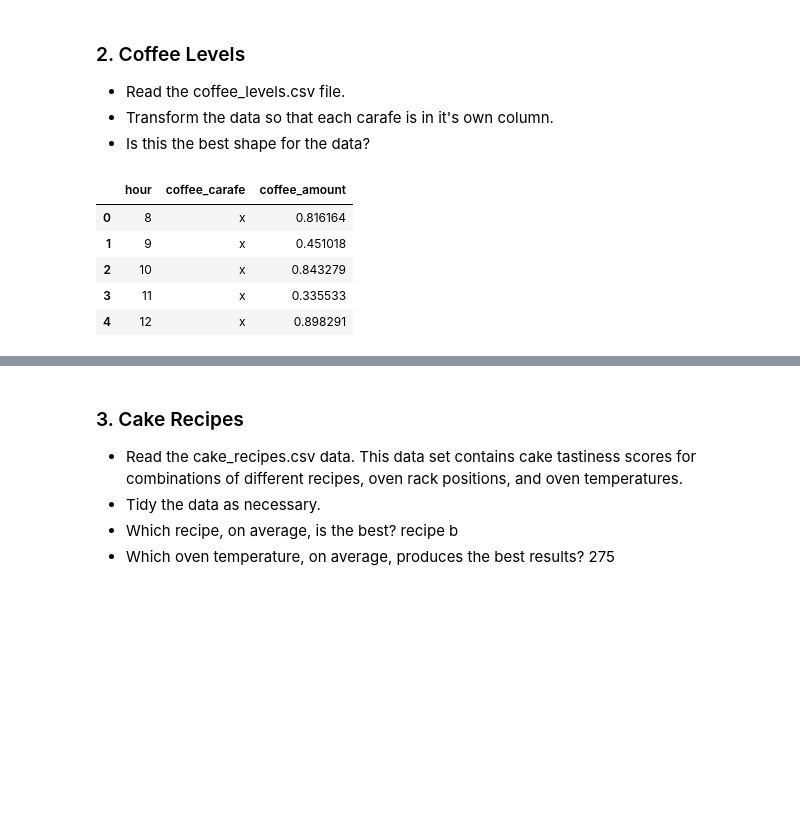
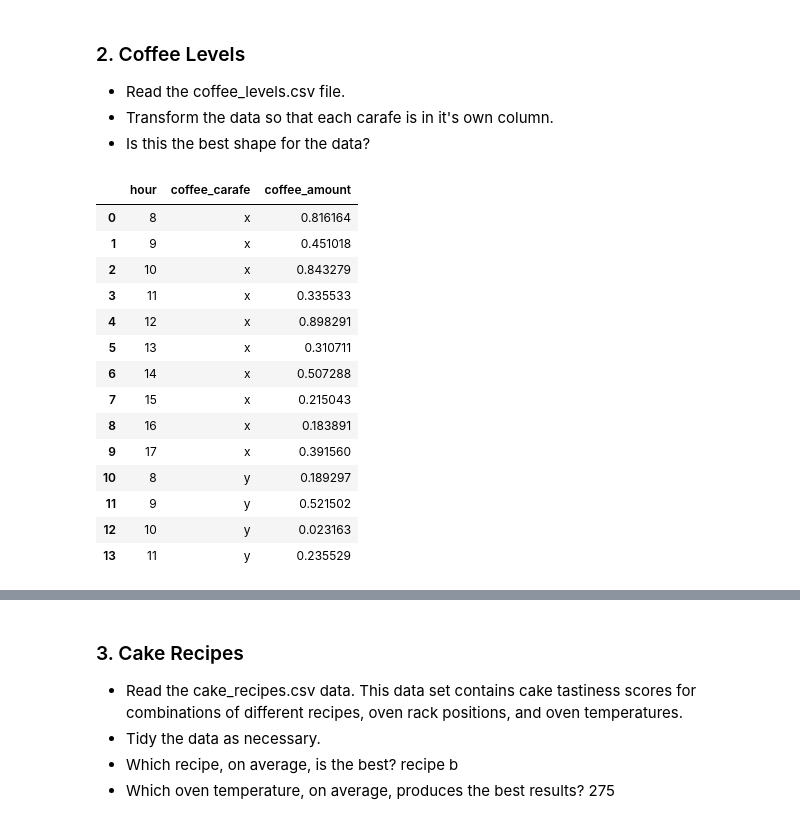
Before and after one commit to segovialori/classification_exercises, a Jupyter notebook: tidy_data.ipynb, the cells around one changed output, grey strips where cells are left out. Cells and saved outputs as stored; diff of their text form; code cells hidden in the pictures; blank space fills up the shorter version.

```diff
--- a/tidy_data.ipynb
+++ b/tidy_data.ipynb
@@ -94,12 +94,22 @@ attendance.groupby('student_name').mean()
 - Transform the data so that each carafe is in it's own column.
 - Is this the best shape for the data?
 # %%
+#Read the coffee_levels.csv file.
 coffee_levels = pd.read_csv('untidy-data/coffee_levels.csv')
-coffee_levels.head()
+coffee_levels.head(14)
 # %% [output]
 |  | hour | coffee_carafe | coffee_amount |
 | 0 | 8 | x | 0.816164 |
 | 1 | 9 | x | 0.451018 |
 | 2 | 10 | x | 0.843279 |
 | 3 | 11 | x | 0.335533 |
 | 4 | 12 | x | 0.898291 |
+| 5 | 13 | x | 0.310711 |
+| 6 | 14 | x | 0.507288 |
+| 7 | 15 | x | 0.215043 |
+| 8 | 16 | x | 0.183891 |
+| 9 | 17 | x | 0.391560 |
+| 10 | 8 | y | 0.189297 |
+| 11 | 9 | y | 0.521502 |
+| 12 | 10 | y | 0.023163 |
+| 13 | 11 | y | 0.235529 |
```
Also changed, not shown: parts of 21 cells of this notebook.
